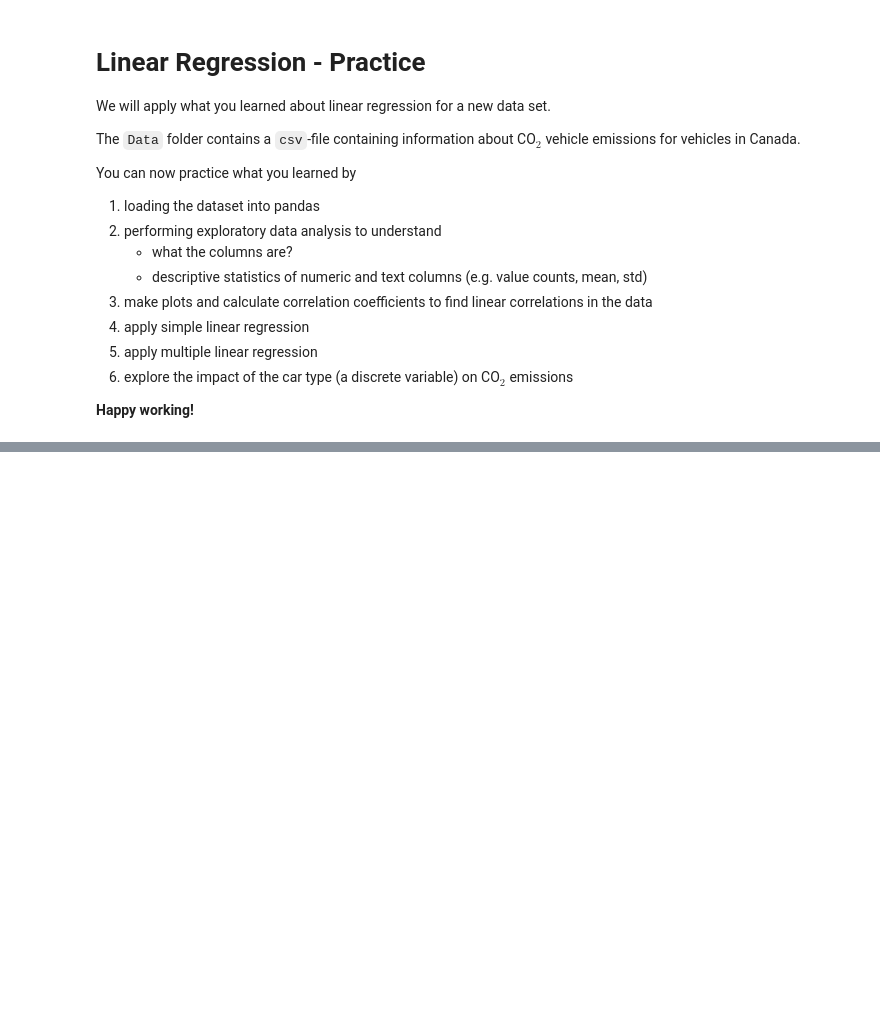
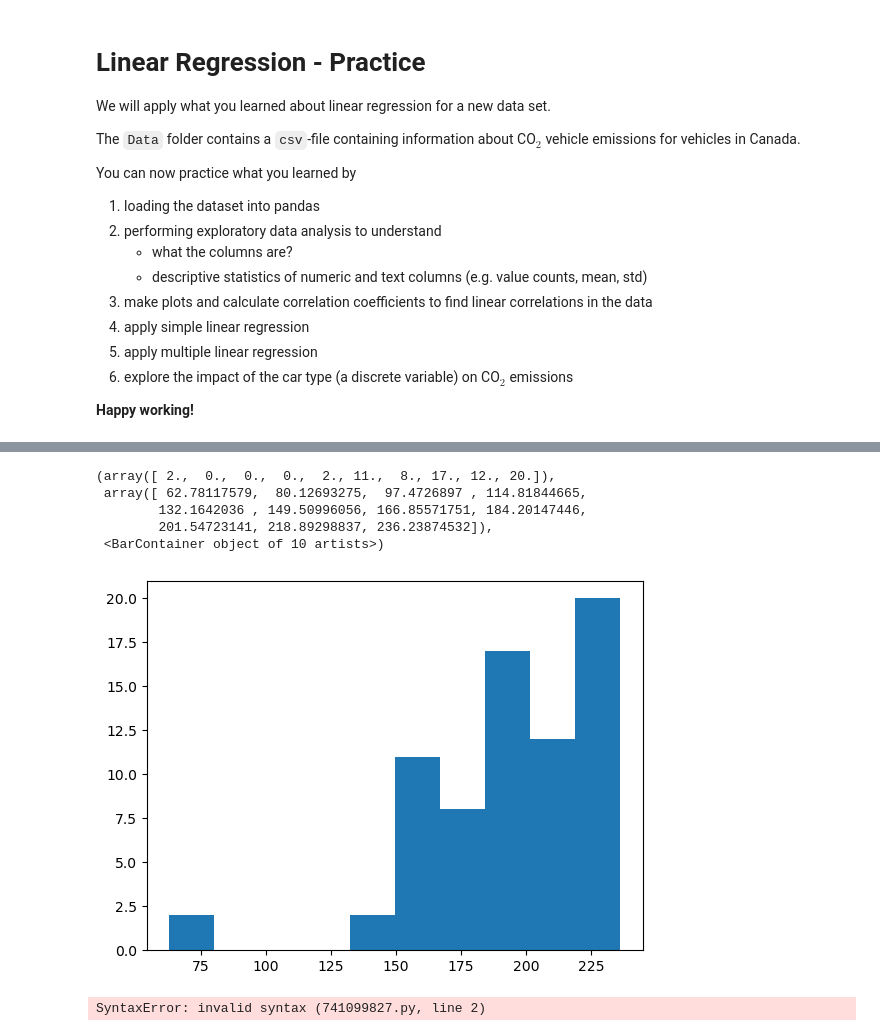
Before and after one commit to megnicely/ISAT_420_S26_Shared, a Jupyter notebook: W12_Statistical_Models/Code/w12_linear_models_practice.ipynb, the cells around one changed output, grey strips where cells are left out. Cells and saved outputs as stored; diff of their text form; code cells hidden in the pictures; blank space fills up the shorter version.

```diff
--- a/W12_Statistical_Models/Code/w12_linear_models_practice.ipynb
+++ b/W12_Statistical_Models/Code/w12_linear_models_practice.ipynb
@@ -38,0 +127,14 @@ df_penguins.head()
+# %%
+plt.hist(residuals)
+# %% [output]
+(array([ 2.,  0.,  0.,  0.,  2., 11.,  8., 17., 12., 20.]),
+ array([ 62.78117579,  80.12693275,  97.4726897 , 114.81844665,
+        132.1642036 , 149.50996056, 166.85571751, 184.20147446,
+        201.54723141, 218.89298837, 236.23874532]),
+ <BarContainer object of 10 artists>)
+[figure, added]
+# %%
+# We drop all rows with missing values, because the linear regression function does not work with missing values.
+df_acura = df_acura.groupby(Vehicle Class)
+# %% [output]
+SyntaxError: invalid syntax (741099827.py, line 2)
```
Also changed, not shown: parts of 7 cells of this notebook.
